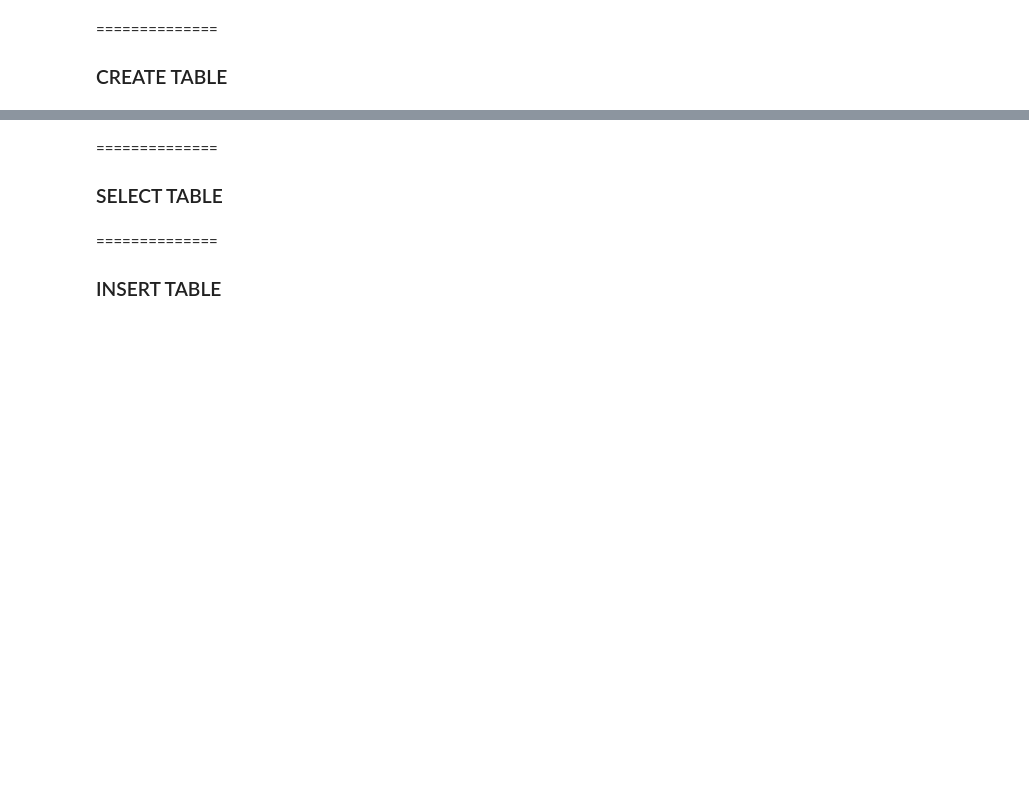
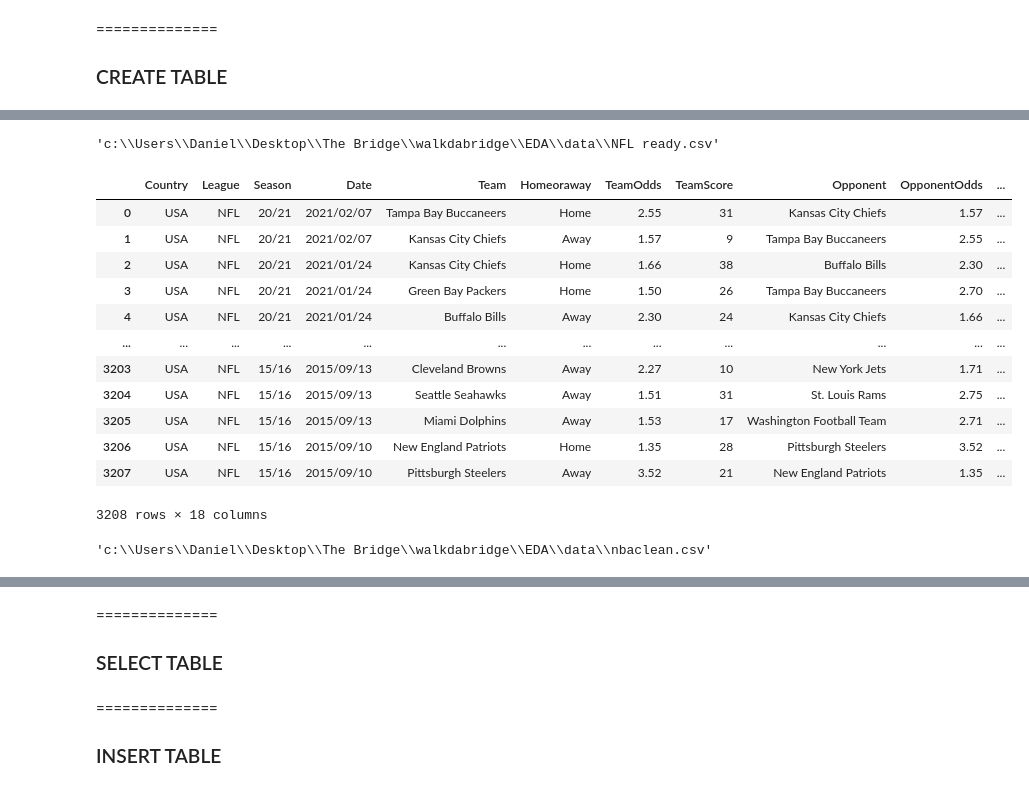
Before and after one commit to danwalk/walkdabridge, a Jupyter notebook: EDA/src/utils/pymysql/manage_sql_jupyter.ipynb, the cells around one changed output, grey strips where cells are left out. Cells and saved outputs as stored; diff of their text form; code cells hidden in the pictures; blank space fills up the shorter version.

```diff
--- a/EDA/src/utils/pymysql/manage_sql_jupyter.ipynb
+++ b/EDA/src/utils/pymysql/manage_sql_jupyter.ipynb
@@ -55,0 +50,8 @@ mysql_db.execute_interactive_sql(sql=create_table_sql)
+# %%
+import os
+SEP = os.sep
+dir = os.path.dirname
+
+csv_fullpath = dir(dir(dir(os.getcwd()))) + SEP + "data" + SEP + "futclean.csv"
+
+csv_fullpath
@@ -55,0 +98,29 @@ mysql_db.execute_interactive_sql(sql=create_table_sql)
+# %%
+csv_fullpath = dir(dir(dir(os.getcwd()))) + SEP + "data" + SEP + "NFL ready.csv"
+
+csv_fullpath
+# %% [output]
+'c:\\Users\\Daniel\\Desktop\\The Bridge\\walkdabridge\\EDA\\data\\NFL ready.csv'
+# %%
+nfl = pd.read_csv(csv_fullpath, index_col=None)
+nfl
+# %% [output]
+|  | Country | League | Season | Date | Team | Homeoraway | TeamOdds | TeamScore | Opponent | OpponentOdds | ... |
+| 0 | USA | NFL | 20/21 | 2021/02/07 | Tampa Bay Buccaneers | Home | 2.55 | 31 | Kansas City Chiefs | 1.57 | ... |
+| 1 | USA | NFL | 20/21 | 2021/02/07 | Kansas City Chiefs | Away | 1.57 | 9 | Tampa Bay Buccaneers | 2.55 | ... |
+| 2 | USA | NFL | 20/21 | 2021/01/24 | Kansas City Chiefs | Home | 1.66 | 38 | Buffalo Bills | 2.30 | ... |
+| 3 | USA | NFL | 20/21 | 2021/01/24 | Green Bay Packers | Home | 1.50 | 26 | Tampa Bay Buccaneers | 2.70 | ... |
+| 4 | USA | NFL | 20/21 | 2021/01/24 | Buffalo Bills | Away | 2.30 | 24 | Kansas City Chiefs | 1.66 | ... |
+| ... | ... | ... | ... | ... | ... | ... | ... | ... | ... | ... | ... |
+| 3203 | USA | NFL | 15/16 | 2015/09/13 | Cleveland Browns | Away | 2.27 | 10 | New York Jets | 1.71 | ... |
+| 3204 | USA | NFL | 15/16 | 2015/09/13 | Seattle Seahawks | Away | 1.51 | 31 | St. Louis Rams | 2.75 | ... |
+| 3205 | USA | NFL | 15/16 | 2015/09/13 | Miami Dolphins | Away | 1.53 | 17 | Washington Football Team | 2.71 | ... |
+| 3206 | USA | NFL | 15/16 | 2015/09/10 | New England Patriots | Home | 1.35 | 28 | Pittsburgh Steelers | 3.52 | ... |
+| 3207 | USA | NFL | 15/16 | 2015/09/10 | Pittsburgh Steelers | Away | 3.52 | 21 | New England Patriots | 1.35 | ... |
+3208 rows × 18 columns
+# %%
+csv_fullpath = dir(dir(dir(os.getcwd()))) + SEP + "data" + SEP + "nbaclean.csv"
+
+csv_fullpath
+# %% [output]
+'c:\\Users\\Daniel\\Desktop\\The Bridge\\walkdabridge\\EDA\\data\\nbaclean.csv'
```
Also changed, not shown: parts of 14 cells of this notebook, 4 other files.
